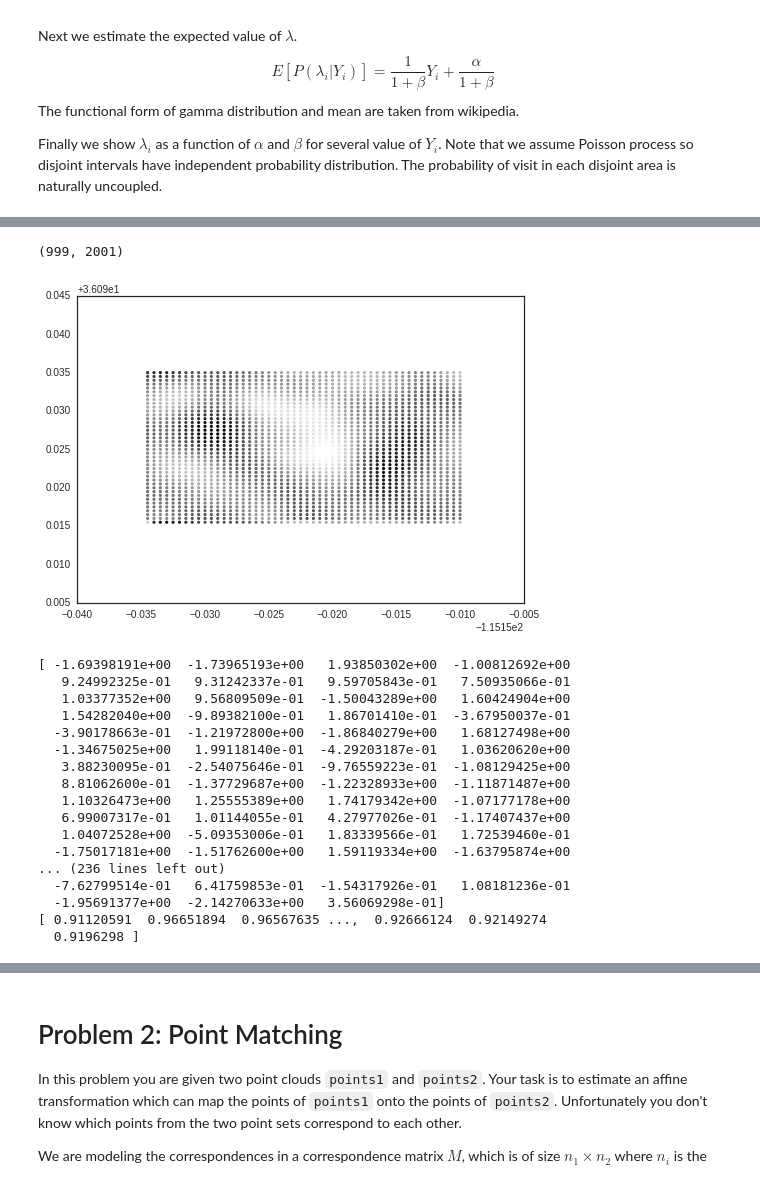
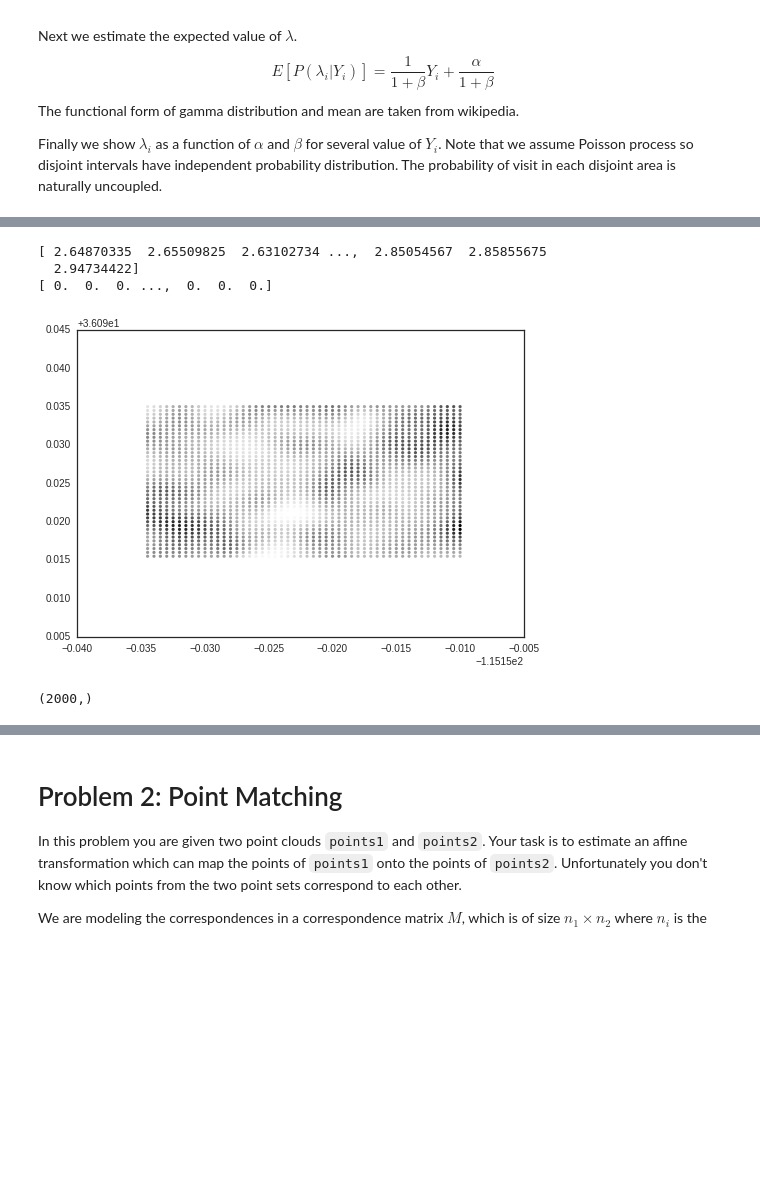
Before and after one commit to kevinchen1000/2016, a Jupyter notebook: Homework/AM207_yufengkevinchen_HW4.ipynb, the cells around one changed output, grey strips where cells are left out. Saved outputs shown, nothing was run; the diff lists cells and outputs as text; code cells hidden in the pictures; blank space fills up the shorter version.

Commit message:
P1 sigma matrix  has issues

```diff
--- a/Homework/AM207_yufengkevinchen_HW4.ipynb
+++ b/Homework/AM207_yufengkevinchen_HW4.ipynb
@@ -195,8 +242,10 @@ def log_likelihood(f,Y):
     #    log_ll += np.log(scipy.stats.poisson.pmf(Y[i],f[0]**2*f[i+1],0))
 
     #vectorized
-    w_square = f[0]**2
-    log_likelihood_vectorized = np.sum(np.log(poisson_dist(w_square*f[1:],Y)))
+    #w_square = f[0]**2
+    #log_likelihood_vectorized = np.sum(np.log(poisson_dist(w_square*f[1:],Y)))
+
+    log_likelihood_vectorized = np.sum(scipy.stats.poisson.logpmf(Y,f[1:]*f[0]**2))
 
     #print 'old method', log_ll
     #print 'new method', log_likelihood_vectorized
@@ -217,7 +266,8 @@ diagonal_offset = 1e-14; # term to ensure numerical stability
 
 for i in range(1,M+1):
     for j in range(1,M+1):
-        Sigma[i,j] = np.exp(-np.sum((X[i-1,:]-X[j-1,:])**2)/phi)
+        #Sigma[i,j] = np.exp(-np.sum((X[i-1,:]-X[j-1,:])**2)/phi)
+        Sigma[i,j] = np.exp(-((X[i-1,0]-X[j-1,0])**2+(X[i-1,1]-X[j-1,1])**2)/phi)
         if i == j:
             Sigma[i,j] += diagonal_offset
 
@@ -255,35 +303,26 @@ running elliptical slice sampling...
 # %%
 #plot solution from ess sampling
-print ess_sample.shape
+#print ess_sample.shape
 l_sample = np.zeros((ess_sample.shape[0],ess_sample.shape[1]-1),dtype='float')
-for i in range(ess_sample.shape[1]-1):
-    l_sample[:,i] = np.exp(ess_sample[:,i+1]+ess_sample[:,0])
+for i in range(ess_sample.shape[0]-1):
+    l_sample[i,:] = np.exp(ess_sample[i,1:]+ess_sample[i,0])
+
+#print l_sample.shape
 
 l_sample_mean = np.mean(l_sample,axis=0)
-plot_checkins(mean_l_sample)
+#plt.plot(ess_sample[:,0])
+print l_sample_mean
+print Y
+plot_checkins(l_sample_mean)
 
-print ess_sample[:,0]
-print mean_l_sample
+print l_sample_mean.shape
+#print mean_l_sample
 # %% [output]
-(999, 2001)
+[ 2.64870335  2.65509825  2.63102734 ...,  2.85054567  2.85855675
+  2.94734422]
+[ 0.  0.  0. ...,  0.  0.  0.]
-[figure, old version]
+[figure, new version]
-[ -1.69398191e+00  -1.73965193e+00   1.93850302e+00  -1.00812692e+00
-   9.24992325e-01   9.31242337e-01   9.59705843e-01   7.50935066e-01
-   1.03377352e+00   9.56809509e-01  -1.50043289e+00   1.60424904e+00
-   1.54282040e+00  -9.89382100e-01   1.86701410e-01  -3.67950037e-01
-  -3.90178663e-01  -1.21972800e+00  -1.86840279e+00   1.68127498e+00
-  -1.34675025e+00   1.99118140e-01  -4.29203187e-01   1.03620620e+00
-   3.88230095e-01  -2.54075646e-01  -9.76559223e-01  -1.08129425e+00
-   8.81062600e-01  -1.37729687e+00  -1.22328933e+00  -1.11871487e+00
-   1.10326473e+00   1.25555389e+00   1.74179342e+00  -1.07177178e+00
-   6.99007317e-01   1.01144055e-01   4.27977026e-01  -1.17407437e+00
-   1.04072528e+00  -5.09353006e-01   1.83339566e-01   1.72539460e-01
-  -1.75017181e+00  -1.51762600e+00   1.59119334e+00  -1.63795874e+00
-... (236 lines left out)
-  -7.62799514e-01   6.41759853e-01  -1.54317926e-01   1.08181236e-01
-  -1.95691377e+00  -2.14270633e+00   3.56069298e-01]
-[ 0.91120591  0.96651894  0.96567635 ...,  0.92666124  0.92149274
-  0.9196298 ]
+(2000,)
 # %%
 #sample posterior from pymc
 
```
Also changed, not shown: parts of 6 cells of this notebook.
